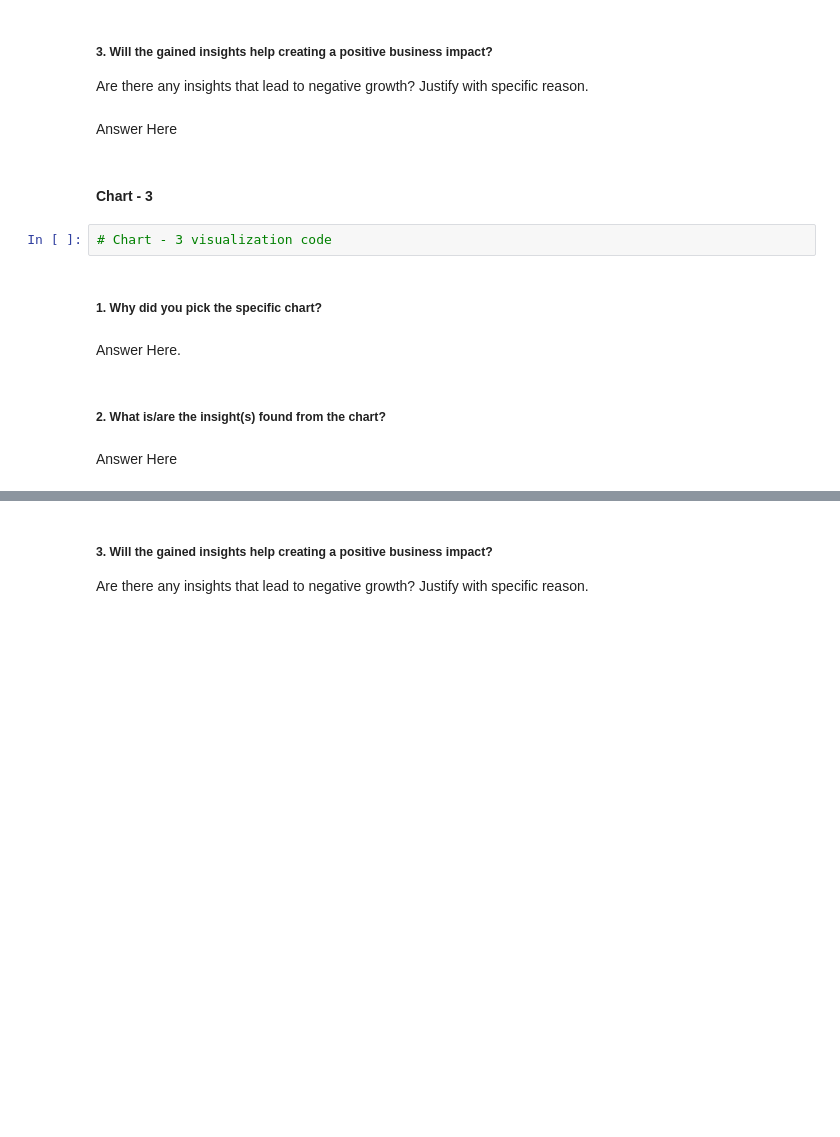
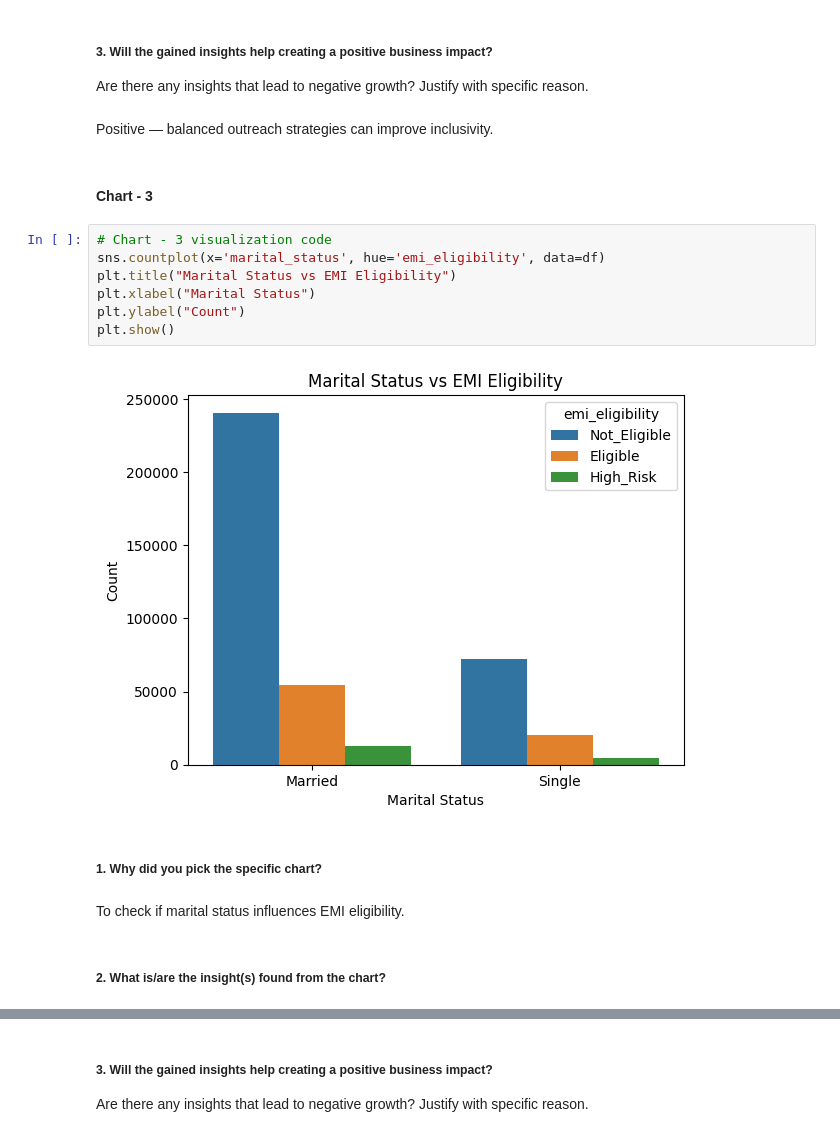
Before and after one commit to viraj-gavade/EMI-Predict-AI---Intelligent-Financial-Risk-Assessment-Platform, a Jupyter notebook: Sample_ML_Submission_Template.ipynb, the cells around one changed output, grey strips where cells are left out. Cells and saved outputs as stored; diff of their text form; blank space fills up the shorter version.

```diff
--- a/Sample_ML_Submission_Template.ipynb
+++ b/Sample_ML_Submission_Template.ipynb
@@ -549,17 +564,22 @@ Answer Here
 # %% [markdown]
 ##### 3. Will the gained insights help creating a positive business impact?
 Are there any insights that lead to negative growth? Justify with specific reason.
-# %% [markdown]
-Answer Here
+# %% [markdown]
+Positive — balanced outreach strategies can improve inclusivity.
 # %% [markdown]
 #### Chart - 3
-# %%
-# Chart - 3 visualization code
+# %%
+# Chart - 3 visualization code
+sns.countplot(x='marital_status', hue='emi_eligibility', data=df)
+plt.title("Marital Status vs EMI Eligibility")
+plt.xlabel("Marital Status")
+plt.ylabel("Count")
+plt.show()
+# %% [output]
+[figure, added]
 # %% [markdown]
 ##### 1. Why did you pick the specific chart?
-# %% [markdown]
-Answer Here.
+# %% [markdown]
+To check if marital status influences EMI eligibility.
 # %% [markdown]
 ##### 2. What is/are the insight(s) found from the chart?
-# %% [markdown]
-Answer Here
```
Also changed, not shown: parts of 136 cells of this notebook.
